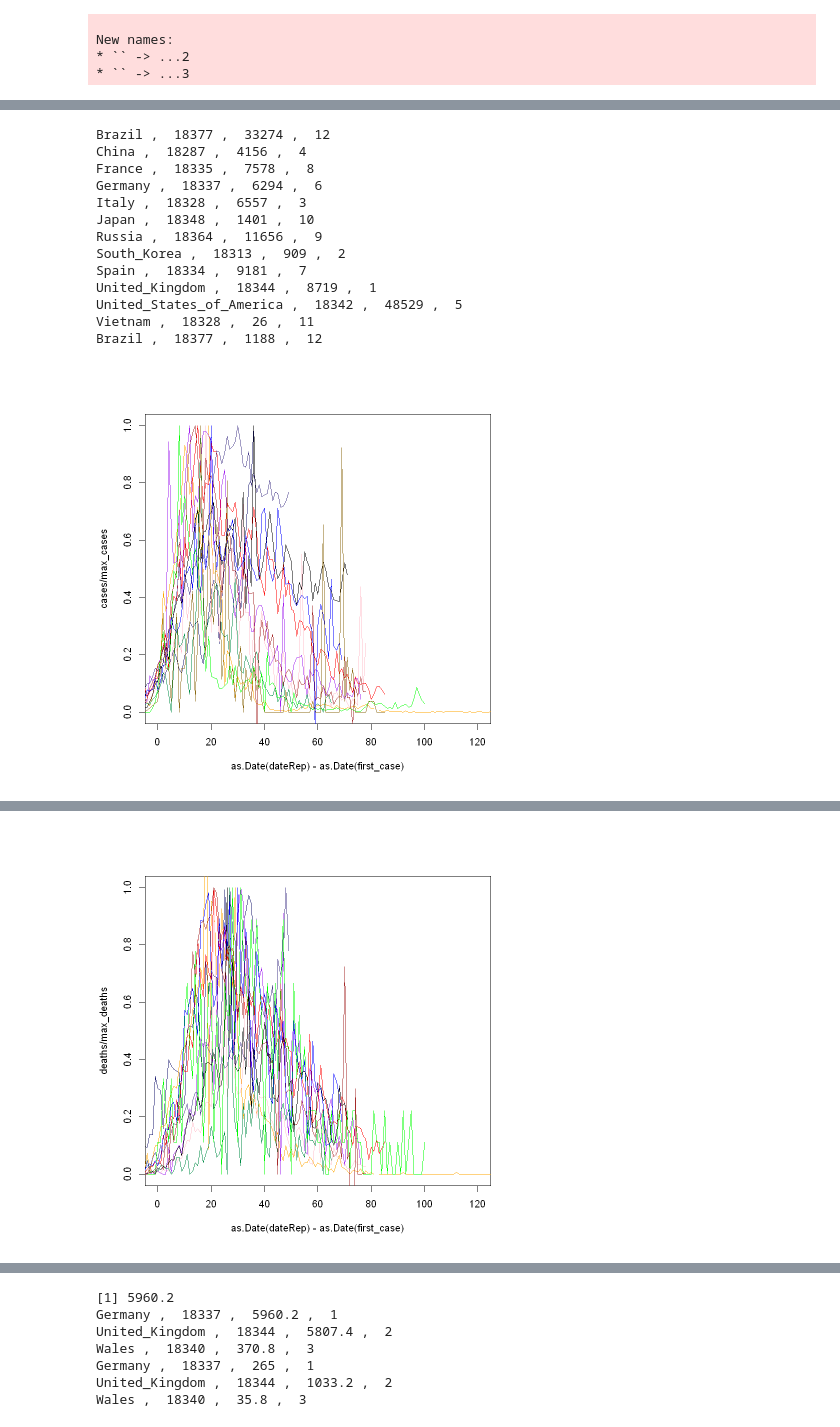
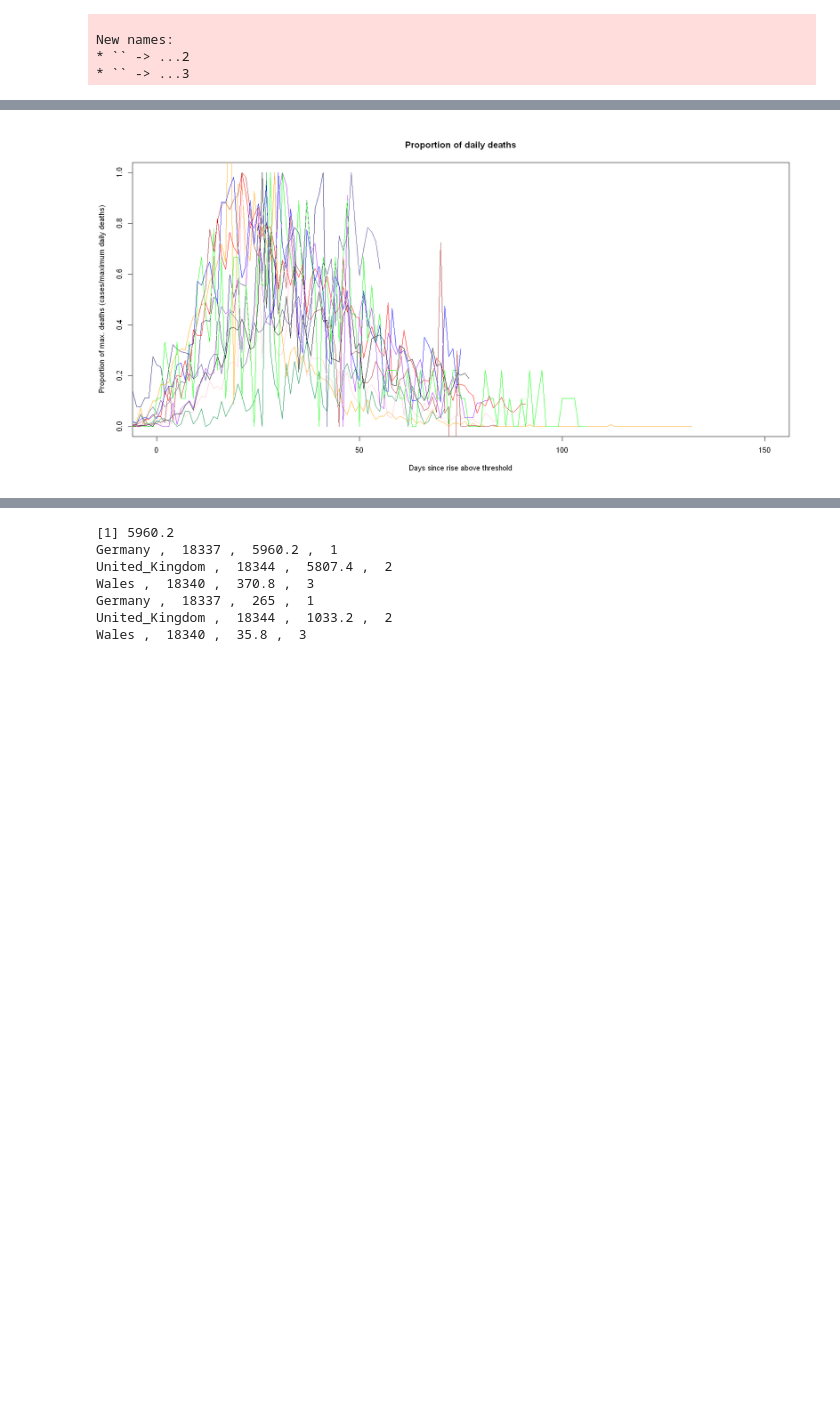
Before and after one commit to pete-arnold/R-basics, a Jupyter notebook: covid-19.ipynb, the cells around one changed output, grey strips where cells are left out. Cells and saved outputs as stored; diff of their text form; code cells hidden in the pictures; blank space fills up the shorter version.

```diff
--- a/covid-19.ipynb
+++ b/covid-19.ipynb
@@ -165,0 +177,13 @@ Merged country data size = 211
+# %%
+cases_deaths_ecdc <-
+    load_data('covid-19.csv') %>%
+    clean_data() %>%
+    remove_known_problems()
+
+# Calculate the cumulative cases and deaths.
+cases_deaths_ecdc <- cumulative_cases(cases_deaths_ecdc)
+cases_deaths_ecdc <- cumulative_deaths(cases_deaths_ecdc)
+
+# Show the top few rows of the data:
+cat('Number of ECDC rows: ', count(cases_deaths_ecdc)[[1]], sep='')
+head(cases_deaths_ecdc, 10)
@@ -165,0 +224,6 @@ Merged country data size = 211
+# %%
+# Now incorporate the Welsh national data.
+cases_deaths <- cases_deaths_ecdc %>%
+    rbind(cases_deaths_wales)
+
+cat('Combined number of rows: ', count(cases_deaths)[[1]], sep='')
@@ -166,51 +387,30 @@ Merged country data size = 211
 # %%
-selected_countries <- c('United_Kingdom', 'South_Korea', 'Italy', 'China', 'United_States_of_America', 'Germany', 'Spain', 'France', 'Russia', 'Japan', 'Vietnam', 'Brazil')
-selected_colors <- c('blue', 'green', 'red', 'orange', 'black', 'purple', 'brown', 'pink', 'slateblue4', 'springgreen4', 'goldenrod4', 'midnightblue')
-period <- 120
-# Cases.
-i <- 1
-for (country in countries$countriesAndTerritories) {
-    max_cases <- (countries %>% filter(countriesAndTerritories==country) %>% select(max_cases))[[1]]
-    first_case <- (countries %>% filter(countriesAndTerritories==country) %>% select(firstCase))[[1]]
-    if (country %in% selected_countries) {
-        colour <- match(country, selected_countries)
-        cat(country, ', ', first_case, ', ', max_cases, ', ', as.integer(colour), '\n')
-        if (i == 1) {
-        with(cases_deaths %>% filter(countriesAndTerritories==country), plot(as.Date(dateRep) - as.Date(first_case), cases/max_cases, type='l', col=selected_colors[colour], xlim=c(0, period), ylim=c(0, 1)))
-        } else {
-        with(cases_deaths %>% filter(countriesAndTerritories==country), lines(as.Date(dateRep) - as.Date(first_case), cases/max_cases, type='l', col=selected_colors[colour]))
-        }
-        i <- i + 1
-    }
-}
-# Deaths.
+# Plot the number of daily deaths.
+# Set the display to plot 2 graphs side-by-side.
+options(repr.plot.width = 16, repr.plot.height = 8)
+par(mfrow=c(1,1))
 i <- 1
 for (country in countries$countriesAndTerritories) {
     max_deaths <- (countries %>% filter(countriesAndTerritories==country) %>% select(max_deaths))[[1]]
     first_case <- (countries %>% filter(countriesAndTerritories==country) %>% select(firstCase))[[1]]
     if (country %in% selected_countries) {
         colour <- match(country, selected_countries)
-        cat(country, ', ', first_case, ', ', max_deaths, ', ', as.integer(colour), '\n')
+        # cat(country, ', ', first_case, ', ', max_deaths, ', ', as.integer(colour), '\n')
         if (i == 1) {
-        with(cases_deaths %>% filter(countriesAndTerritories==country), plot(as.Date(dateRep) - as.Date(first_case), deaths/max_deaths, type='l', col=selected_colors[colour], xlim=c(0, period), ylim=c(0, 1)))
+        with(cases_deaths %>% filter(countriesAndTerritories==country),
+             plot(as.Date(dateRep) - as.Date(first_case), deaths/max_deaths,
+                  type='l', col=selected_colors[colour],
+                  main='Proportion of daily deaths',
+                  xlab='Days since rise above threshold',
+                  ylab='Proportion of max. deaths (cases/maximum daily deaths)',
+                  xlim=c(0, period), ylim=c(0, 1)))
         } else {
-        with(cases_deaths %>% filter(countriesAndTerritories==country), lines(as.Date(dateRep) - as.Date(first_case), deaths/max_deaths, type='l', col=selected_colors[colour]))
+        with(cases_deaths %>% filter(countriesAndTerritories==country),
+             lines(as.Date(dateRep) - as.Date(first_case), deaths/max_deaths,
+                   type='l', col=selected_colors[colour]))
         }
         i <- i + 1
     }
 }
 # %% [output]
-Brazil ,  18377 ,  33274 ,  12
-China ,  18287 ,  4156 ,  4
-France ,  18335 ,  7578 ,  8
-Germany ,  18337 ,  6294 ,  6
-Italy ,  18328 ,  6557 ,  3
-Japan ,  18348 ,  1401 ,  10
-Russia ,  18364 ,  11656 ,  9
-South_Korea ,  18313 ,  909 ,  2
-Spain ,  18334 ,  9181 ,  7
-United_Kingdom ,  18344 ,  8719 ,  1
-United_States_of_America ,  18342 ,  48529 ,  5
-Vietnam ,  18328 ,  26 ,  11
-Brazil ,  18377 ,  1188 ,  12
-[figure, old version]
+[figure, new version]
@@ -228 +416,0 @@ Vietnam ,  18328 ,  0 ,  11
-[figure, removed]
```
Also changed, not shown: parts of 28 cells of this notebook.
